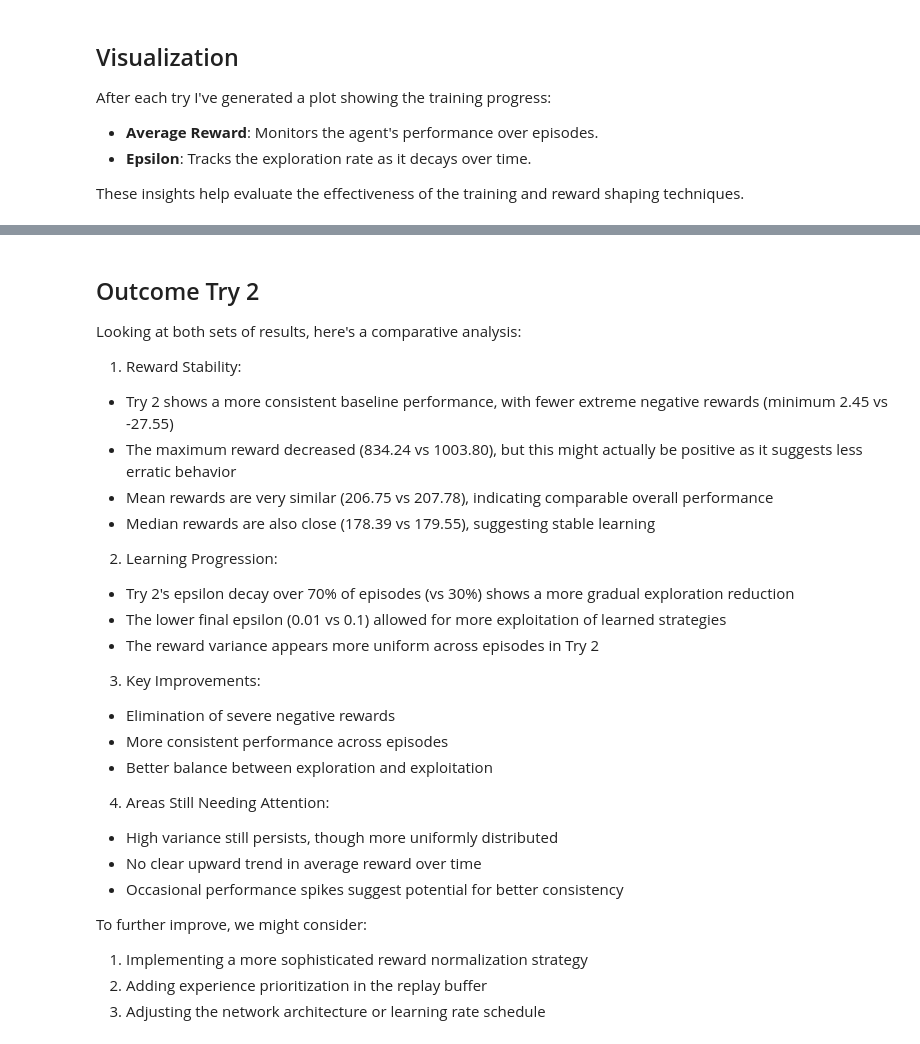
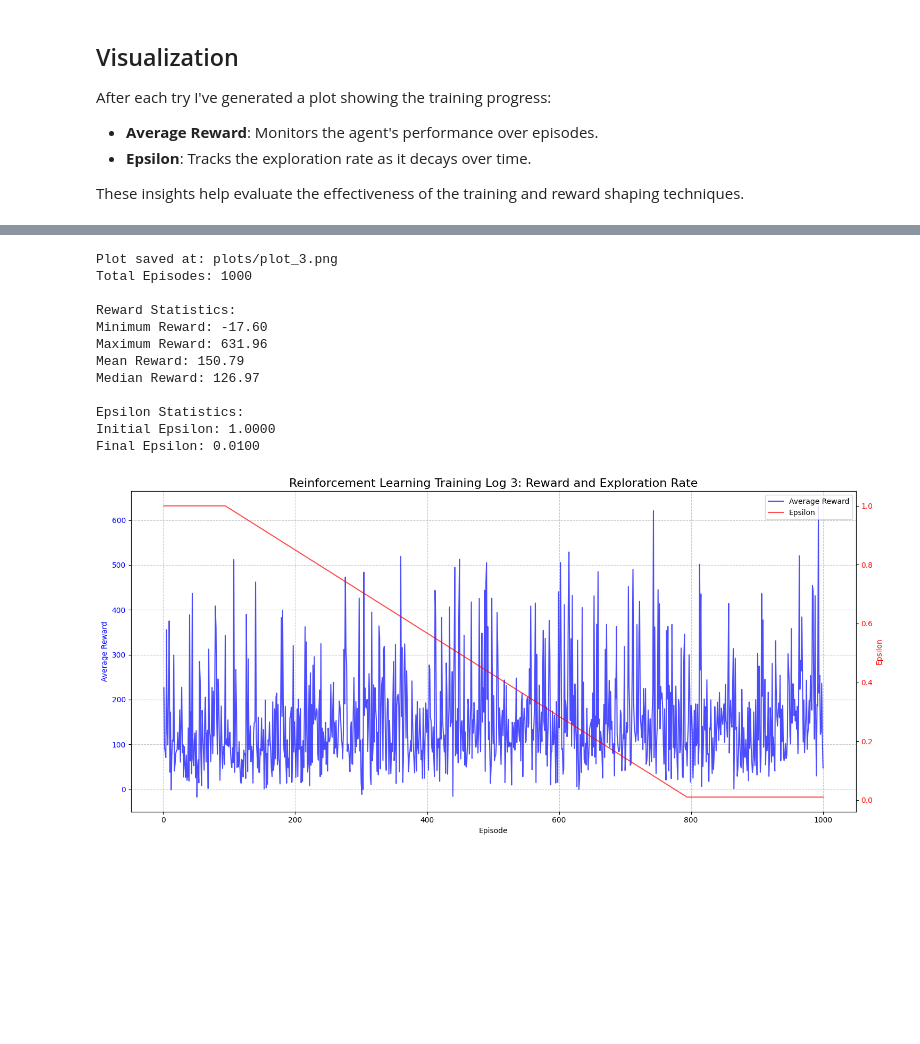
Before and after one commit to DeerBay/Deep-Learning-Julia, a Jupyter notebook: sequential_reward_shaping.ipynb, the cells around one changed output, grey strips where cells are left out. Cells and saved outputs as stored; diff of their text form; code cells hidden in the pictures; blank space fills up the shorter version.

```diff
--- a/sequential_reward_shaping.ipynb
+++ b/sequential_reward_shaping.ipynb
@@ -740,13 +1090,13 @@ import pandas as pd
 import matplotlib.pyplot as plt
 
 # File path to your log file
-filepath = '/content/drive/MyDrive/SpaceInvaders/logs_2/training_log_2.txt'
+filepath = 'logs/logs_3/training_log_3.txt'
 
 # Read the data
 df = pd.read_csv(filepath, sep=',', index_col=False)
 
 # Directory to save the plot
-save_path = '/content/drive/MyDrive/SpaceInvaders/plots_2/training_log_plot_2.png'
+save_path = 'plots/plot_3.png'
 
 # Create a figure with two y-axes
 fig, ax1 = plt.subplots(figsize=(15, 7))
@@ -766,62 +1116,46 @@ ax2.plot(df['Episode'], df['Epsilon'], color=color2, alpha=0.7, label='Epsilon')
 ax2.tick_params(axis='y', labelcolor=color2)
 
 # Title and layout
-plt.title('Reinforcement Learning Training Log 2: Reward and Exploration Rate', fontsize=16)
+plt.title('Reinforcement Learning Training Log 3: Reward and Exploration Rate', fontsize=16)
 fig.tight_layout()
 
 # Add a legend
 lines1, labels1 = ax1.get_legend_handles_labels()
 lines2, labels2 = ax2.get_legend_handles_labels()
 ax2.legend(lines1 + lines2, labels1 + labels2, loc='upper right')
 
 # Grid for better readability
 ax1.grid(True, linestyle='--', alpha=0.7)
 
 # Save the plot
 plt.savefig(save_path, dpi=300, bbox_inches='tight')
 print(f"Plot saved at: {save_path}")
 
 # Optional: Calculate and print some statistics
 print(f"Total Episodes: {len(df)}")
 print(f"\nReward Statistics:")
 print(f"Minimum Reward: {df['Avg_Reward'].min():.2f}")
 print(f"Maximum Reward: {df['Avg_Reward'].max():.2f}")
 print(f"Mean Reward: {df['Avg_Reward'].mean():.2f}")
 print(f"Median Reward: {df['Avg_Reward'].median():.2f}")
 
 print(f"\nEpsilon Statistics:")
 print(f"Initial Epsilon: {df['Epsilon'].iloc[0]:.4f}")
 print(f"Final Epsilon: {df['Epsilon'].iloc[-1]:.4f}")
 
-# Show the plot (optional, depends on your environment)
+# Show the plot
 plt.show()
+# %% [output]
+Plot saved at: plots/plot_3.png
+Total Episodes: 1000
+
+Reward Statistics:
+Minimum Reward: -17.60
+Maximum Reward: 631.96
+Mean Reward: 150.79
+Median Reward: 126.97
+
+Epsilon Statistics:
+Initial Epsilon: 1.0000
+Final Epsilon: 0.0100
+[figure, added]
-# %% [markdown]
-## Outcome Try 2
-
-Looking at both sets of results, here's a comparative analysis:
-
-1. Reward Stability:
-- Try 2 shows a more consistent baseline performance, with fewer extreme negative rewards (minimum 2.45 vs -27.55)
-- The maximum reward decreased (834.24 vs 1003.80), but this might actually be positive as it suggests less erratic behavior
-- Mean rewards are very similar (206.75 vs 207.78), indicating comparable overall performance
-- Median rewards are also close (178.39 vs 179.55), suggesting stable learning
-
-2. Learning Progression:
-- Try 2's epsilon decay over 70% of episodes (vs 30%) shows a more gradual exploration reduction
-- The lower final epsilon (0.01 vs 0.1) allowed for more exploitation of learned strategies
-- The reward variance appears more uniform across episodes in Try 2
-
-3. Key Improvements:
-- Elimination of severe negative rewards
-- More consistent performance across episodes
-- Better balance between exploration and exploitation
-
-4. Areas Still Needing Attention:
-- High variance still persists, though more uniformly distributed
-- No clear upward trend in average reward over time
-- Occasional performance spikes suggest potential for better consistency
-
-To further improve, we might consider:
-1. Implementing a more sophisticated reward normalization strategy
-2. Adding experience prioritization in the replay buffer
-3. Adjusting the network architecture or learning rate schedule
```
Also changed, not shown: parts of 22 cells of this notebook.
